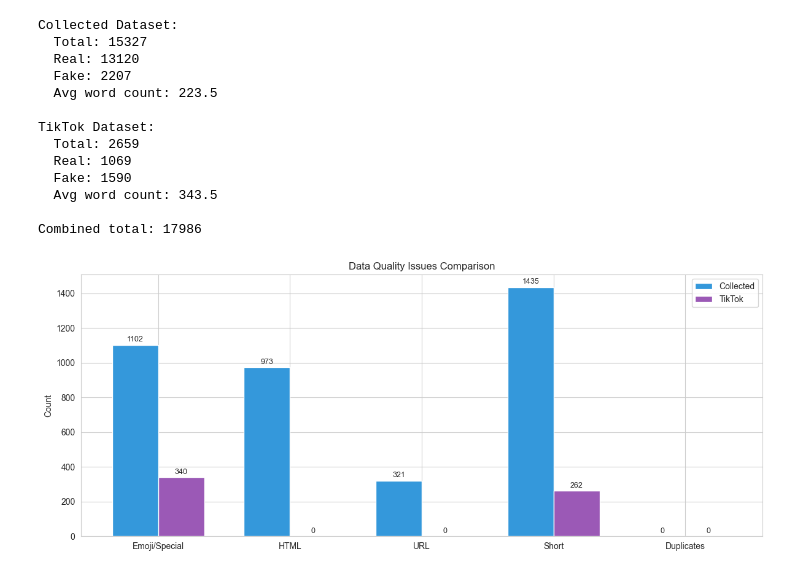
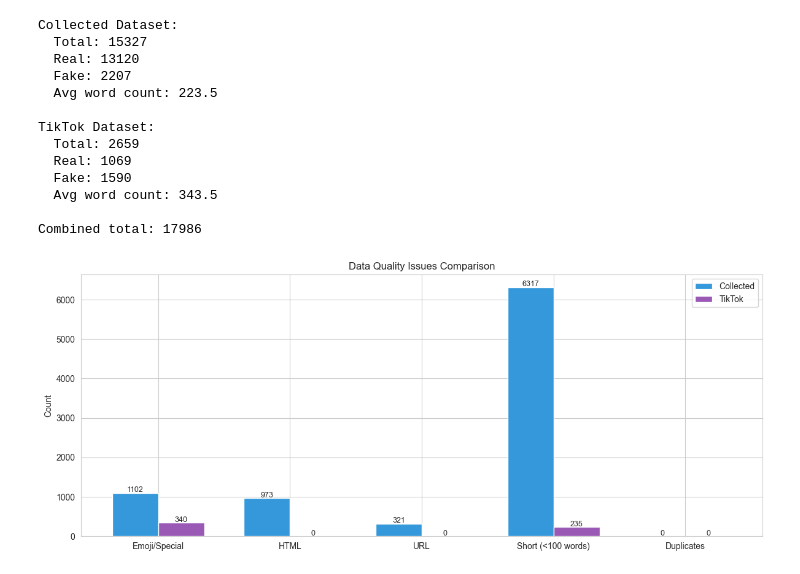
Before and after one commit to ddooxhuy09/vietnam-fake-news-detector, a Jupyter notebook: dataset/data_analysis.ipynb, the cells around one changed output. Drawn from its saved outputs; the diff is of its cells as text; code cells hidden in the pictures.

```diff
--- a/dataset/data_analysis.ipynb
+++ b/dataset/data_analysis.ipynb
@@ -113,15 +113,14 @@ df_collected["emoji_count"] = df_collected["text"].apply(count_emoji)
 df_collected["has_html"] = df_collected["text"].apply(has_html)
 df_collected["has_url"] = df_collected["text"].apply(has_url)
 df_collected["special_unicode"] = df_collected["text"].apply(has_special_unicode)
-collected_10th_percentile = int(np.percentile(df_collected["word_count"], 10))
-df_collected["is_short"] = df_collected["word_count"] < collected_10th_percentile
+df_collected["is_short"] = df_collected["word_count"] < 100
 df_collected["has_emoji_or_special"] = (df_collected["emoji_count"] > 0) | (df_collected["special_unicode"] > 0)
 
 issues = {
     "Emoji/Special": df_collected["has_emoji_or_special"].sum(),
     "HTML": df_collected["has_html"].sum(),
     "URL": df_collected["has_url"].sum(),
-    f"Short (<{collected_10th_percentile} words)": df_collected["is_short"].sum(),
+    "Short (<100 words)": df_collected["is_short"].sum(),
     "Duplicates": df_collected["text"].duplicated().sum()
 }
 
@@ -217,15 +216,14 @@ df_tiktok["emoji_count"] = df_tiktok["combined"].apply(count_emoji)
 df_tiktok["special_unicode"] = df_tiktok["combined"].apply(has_special_unicode)
 df_tiktok["has_html"] = df_tiktok["combined"].apply(has_html)
 df_tiktok["has_url"] = df_tiktok["combined"].apply(has_url)
-tiktok_10th_percentile = int(np.percentile(df_tiktok["combined_word_count"], 10))
-df_tiktok["is_short"] = df_tiktok["combined_word_count"] < tiktok_10th_percentile
+df_tiktok["is_short"] = df_tiktok["combined_word_count"] < 100
 df_tiktok["has_emoji_or_special"] = (df_tiktok["emoji_count"] > 0) | (df_tiktok["special_unicode"] > 0)
 
 issues = {
     "Emoji/Special": df_tiktok["has_emoji_or_special"].sum(),
     "HTML": df_tiktok["has_html"].sum(),
     "URL": df_tiktok["has_url"].sum(),
-    f"Short": df_tiktok["is_short"].sum(),
+    "Short (<100 words)": df_tiktok["is_short"].sum(),
     "Duplicates": df_tiktok["text"].duplicated().sum()
 }
 
@@ -430,41 +428,38 @@ TikTok Dataset:
 
 Combined total: 17986
 # %%
-collected_10th = int(np.percentile(df_collected["word_count"], 10))
-tiktok_10th = int(np.percentile(df_tiktok["combined_word_count"], 10))
-
 issues_collected = [
     df_collected["has_emoji_or_special"].sum(),
     df_collected["has_html"].sum(),
     df_collected["has_url"].sum(),
     df_collected["is_short"].sum(),
     df_collected["text"].duplicated().sum()
 ]
 issues_tiktok = [
     df_tiktok["has_emoji_or_special"].sum(),
     df_tiktok["has_html"].sum(),
     df_tiktok["has_url"].sum(),
     df_tiktok["is_short"].sum(),
     df_tiktok["text"].duplicated().sum()
 ]
-labels = ["Emoji/Special", "HTML", "URL", f"Short", "Duplicates"]
+labels = ["Emoji/Special", "HTML", "URL", "Short (<100 words)", "Duplicates"]
 
 fig, ax = plt.subplots(figsize=(12, 5))
 x = np.arange(len(labels))
 width = 0.35
 ax.bar(x - width/2, issues_collected, width, label="Collected", color="#3498db")
 ax.bar(x + width/2, issues_tiktok, width, label="TikTok", color="#9b59b6")
 ax.set_title("Data Quality Issues Comparison")
 ax.set_xticks(x)
 ax.set_xticklabels(labels)
 ax.legend()
 ax.set_ylabel("Count")
 
 for i, (c, t) in enumerate(zip(issues_collected, issues_tiktok)):
     ax.text(i - width/2, c + 20, str(c), ha="center", fontsize=9)
     ax.text(i + width/2, t + 20, str(t), ha="center", fontsize=9)
 
 plt.tight_layout()
 plt.show()
 # %% [output]
-[figure, old version]
+[figure, new version]
```
Also changed, not shown: parts of 2 cells of this notebook.
